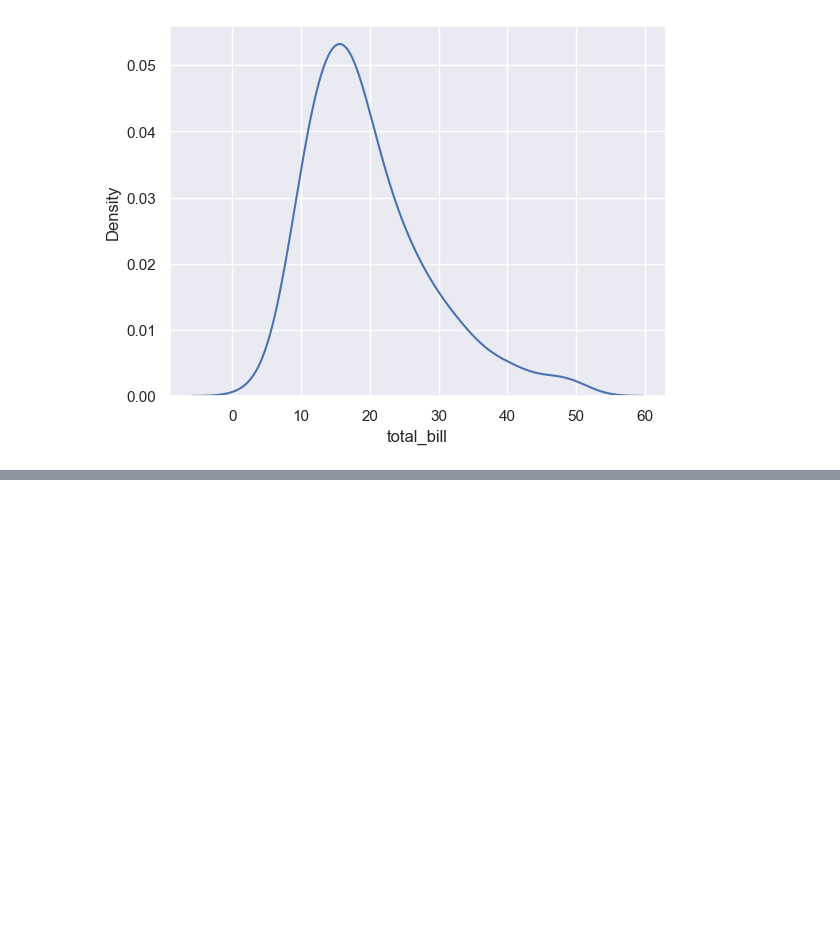
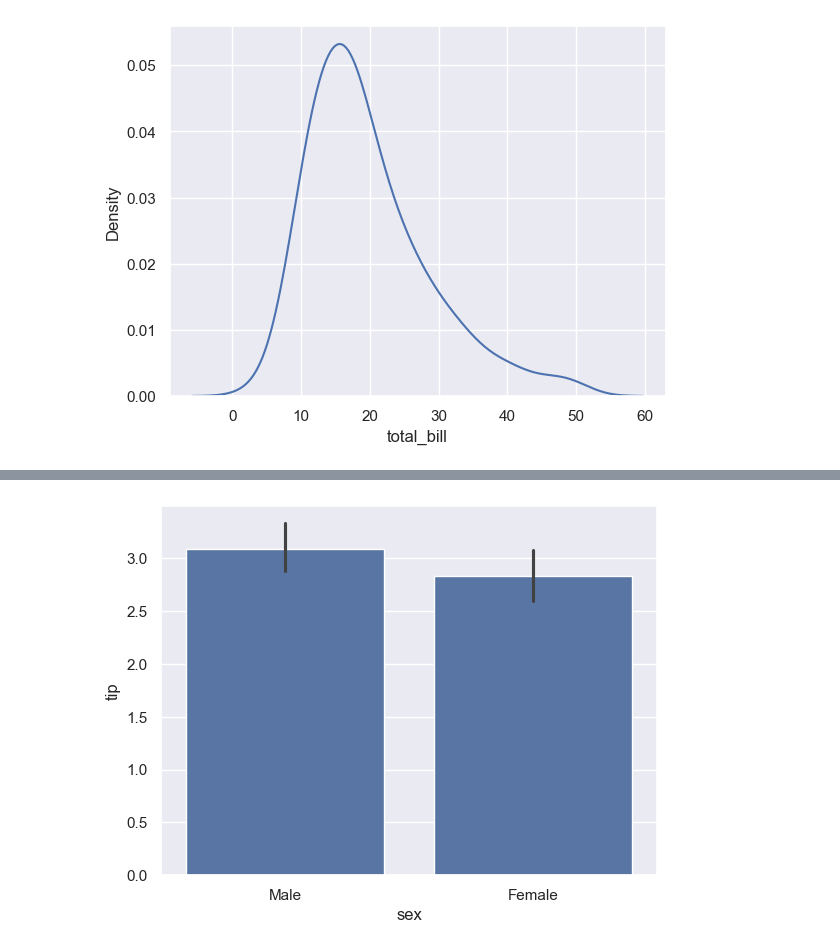
Before and after one commit to oscarm24/Analisis_de_datos_python, a Jupyter notebook: AnalisisDatos.ipynb, the cells around one changed output, grey strips where cells are left out. Drawn from its saved outputs; the diff is of its cells as text; code cells hidden in the pictures; blank space fills up the shorter version.

```diff
--- a/AnalisisDatos.ipynb
+++ b/AnalisisDatos.ipynb
@@ -937,0 +943,5 @@ plt.show()
+# %%
+sns.barplot(data=df, x="sex", y="tip") # será que si soy hombre tengo que dejar más propina
+plt.show()
+# %% [output]
+[figure, added]
```
Also changed, not shown: parts of 6 cells of this notebook.
